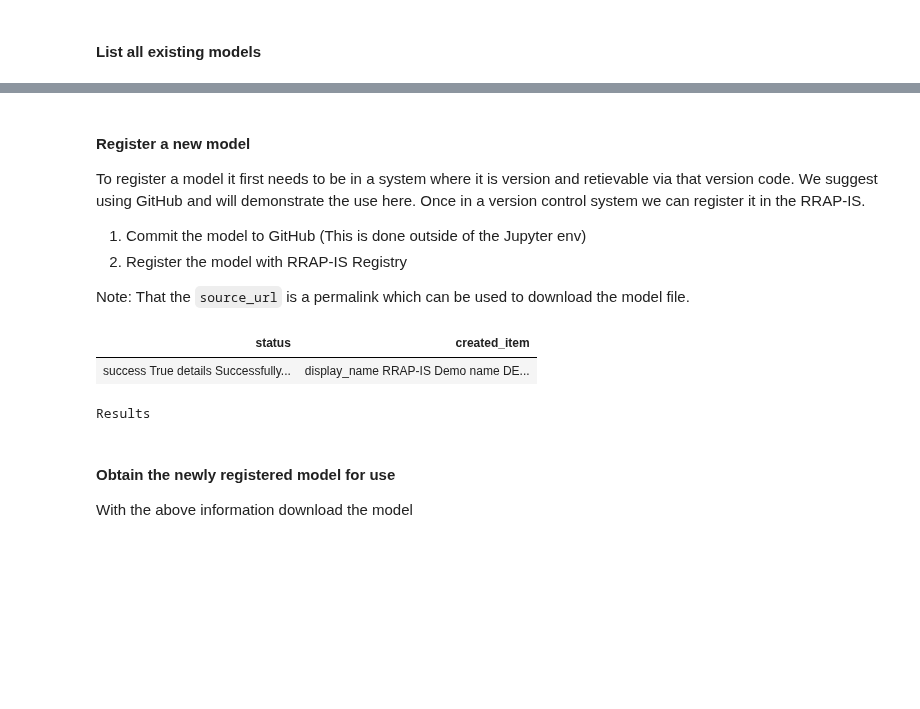
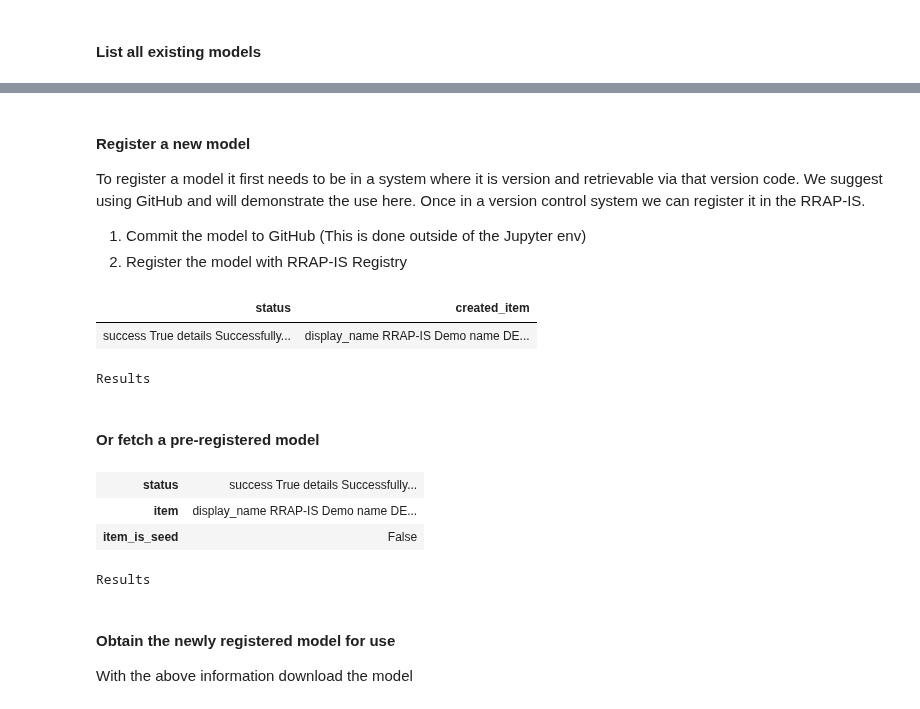
Before and after one commit to gbrrestoration/rrap-demo-blog, a Jupyter notebook: _notebooks/2022-09-09-rrap-is-workflow.ipynb, the cells around one changed output, grey strips where cells are left out. Cells and saved outputs as stored; diff of their text form; code cells hidden in the pictures; blank space fills up the shorter version.

```diff
--- a/_notebooks/2022-09-09-rrap-is-workflow.ipynb
+++ b/_notebooks/2022-09-09-rrap-is-workflow.ipynb
@@ -208,6 +208,12 @@ def registry_list(item_type, auth):
     postfix = f'/registry/{prov_type.name.lower()}/{item_type.name.lower()}/list'
     endpoint = registry_api + postfix
     return handle_request("GET", endpoint, None, None, auth=auth())
+
+def registry_fetch(params, item_type, auth):
+    prov_type = prov_of_item(item_type)
+    postfix = f'/registry/{prov_type.name.lower()}/{item_type.name.lower()}/fetch'
+    endpoint = registry_api + postfix
+    return handle_request("GET", endpoint, params, None, auth=auth())
 # %% [output]
 ProvType.ENTITY
 ProvType.AGENT
@@ -321,12 +339,9 @@ HTML(json_to_md(response_json))
 Results
 # %% [markdown]
 #### Register a new model
-To register a model it first needs to be in a system where it is version and retievable via that version code. We suggest using GitHub and will demonstrate the use here.  Once in a version control system we can register it in the RRAP-IS.
+To register a model it first needs to be in a system where it is version and retrievable via that version code. We suggest using GitHub and will demonstrate the use here.  Once in a version control system we can register it in the RRAP-IS.
 1. Commit the model to GitHub (This is done outside of the Jupyter env)
 1. Register the model with RRAP-IS Registry
-
-
-Note: That the `source_url` is a permalink which can be used to download the model file.
 # %%
 model = [{
     "display_name": "RRAP-IS Demo",
@@ -342,6 +357,21 @@ HTML(json_to_md(response_json))
 | status | created_item |
 | success True details Successfully... | display_name RRAP-IS Demo name DE... |
 Results
+# %% [markdown]
+#### Or fetch a pre-registered model
+# %%
+param = {
+    "id": "10378.1/1691432",
+    "seed_allowed": True
+}
+auth = token_manager.get_auth
+response_json = registry_fetch(param, ItemType.MODEL, auth)
+HTML(json_to_md(response_json))
+# %% [output]
+| status | success True details Successfully... |
+| item | display_name RRAP-IS Demo name DE... |
+| item_is_seed | False |
+Results
 # %% [markdown]
 #### Obtain the newly registered model for use
 
```
Also changed, not shown: parts of 15 cells of this notebook, 2 other files.
